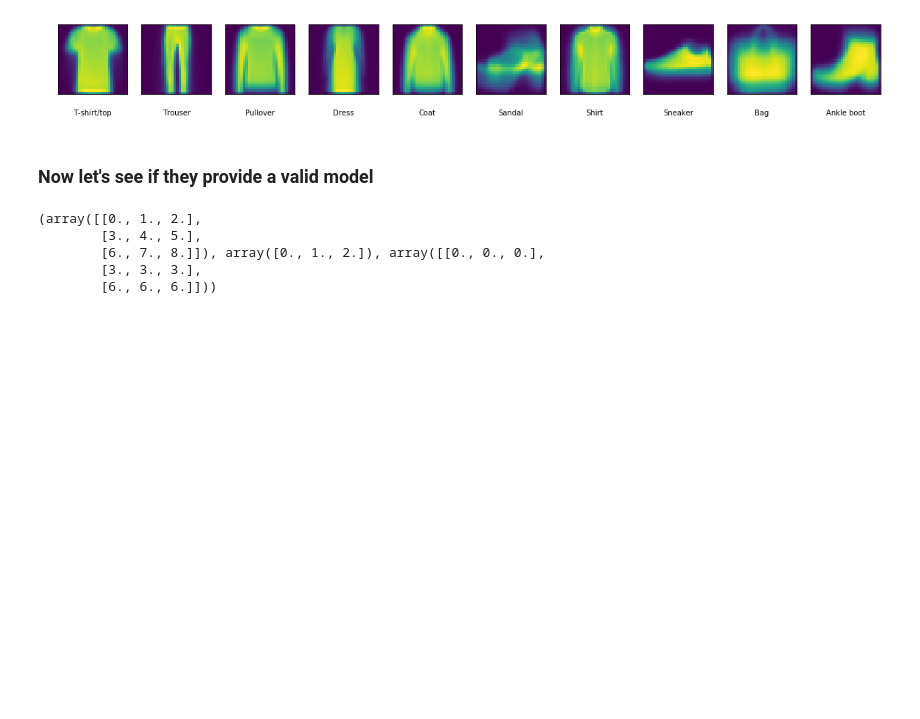
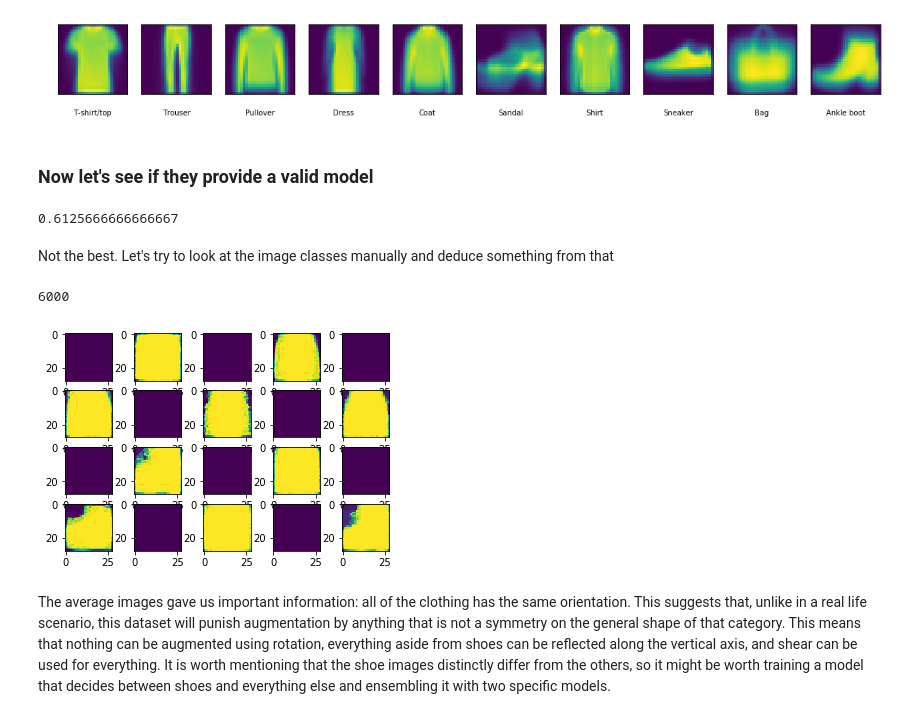
Before and after one commit to Joald/fashion-mnist-predict, a Jupyter notebook: Data exploration.ipynb, the cells around one changed output. Saved outputs shown, nothing was run; the diff lists cells and outputs as text; code cells hidden in the pictures; blank space fills up the shorter version.

```diff
--- a/Data exploration.ipynb
+++ b/Data exploration.ipynb
@@ -47,5 +68,5 @@ Now let's generate a mean image for each category
 # %%
-labels = [
+str_labels = [
  'T-shirt/top',
  'Trouser',
  'Pullover',
@@ -62,11 +83,10 @@ labels = [
 means = np.mean(categorized, axis=1)
 fig = plt.figure(figsize=(20,2))
 for i in range(10):
-#     print(means[i])
     plt.subplot(1, 10, 1 + i)
     plt.imshow(means[i])
     plt.tick_params(labelcolor='none', top=False, bottom=False, left=False, right=False)
-    plt.xlabel(labels[i])
+    plt.xlabel(str_labels[i])
 
 
 plt.grid(False)
@@ -75,18 +95,35 @@ plt.show()
 [figure]
 # %% [markdown]
 ### Now let's see if they provide a valid model
+# %%
+n = len(images)
+correct = 0
+op = np.mean
+for i in range(n):
+    if labels[i] == np.argmin([op(i) for i in np.abs(np.subtract(means, images[i]))]):
+        correct += 1
+correct / n
+# op=mean   gives accuracy 0.6125666666666667
+# op=sum    gives accuracy 0.6125666666666667
+# op=median gives accuracy 0.3148666666666667
+# %% [output]
+0.6125666666666667
+# %% [markdown]
+Not the best.
+Let's try to look at the image classes manually and deduce something from that
 # %%
-n = len(images)
-correct = 0
-for i in range(n):
-    np.min()
+n = len(categorized[0])
+n
+# %% [output]
+6000
-# %%
-x1 = np.arange(9.0).reshape((3, 3))
-x2 = np.arange(3.0)
-x1, x2, np.subtract(x1, x2)
-# %% [output]
-(array([[0., 1., 2.],
-        [3., 4., 5.],
-        [6., 7., 8.]]), array([0., 1., 2.]), array([[0., 0., 0.],
-        [3., 3., 3.],
-        [6., 6., 6.]]))
+# %%
+for i in range(10):
+    plt.subplot(4, 5, 1 + 2 * i)
+    plt.imshow(np.min(categorized[i], axis=0))
+    plt.subplot(4, 5, 1 + 2 * i + 1)
+    plt.imshow(np.max(categorized[i], axis=0))
+plt.show()
+# %% [output]
+[figure, added]
+# %% [markdown]
+The average images gave us important information: all of the clothing has the same orientation. This suggests that, unlike in a real life scenario, this dataset will punish augmentation by anything that is not a symmetry on the general shape of that category. This means that nothing can be augmented using rotation, everything aside from shoes can be reflected along the vertical axis, and shear can be used for everything. It is worth mentioning that the shoe images distinctly differ from the others, so it might be worth training a model that decides between shoes and everything else and ensembling it with two specific models.
```
Also changed, not shown: parts of 13 cells of this notebook, 7 other files.
